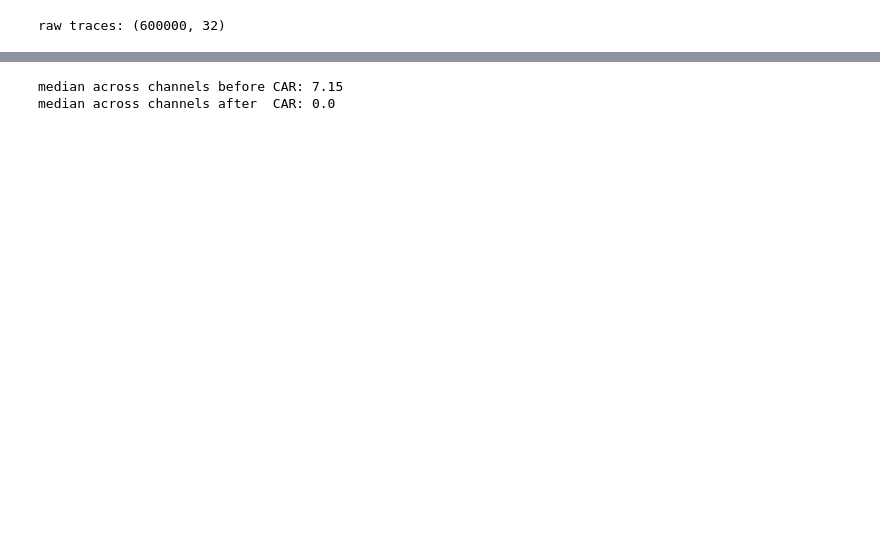
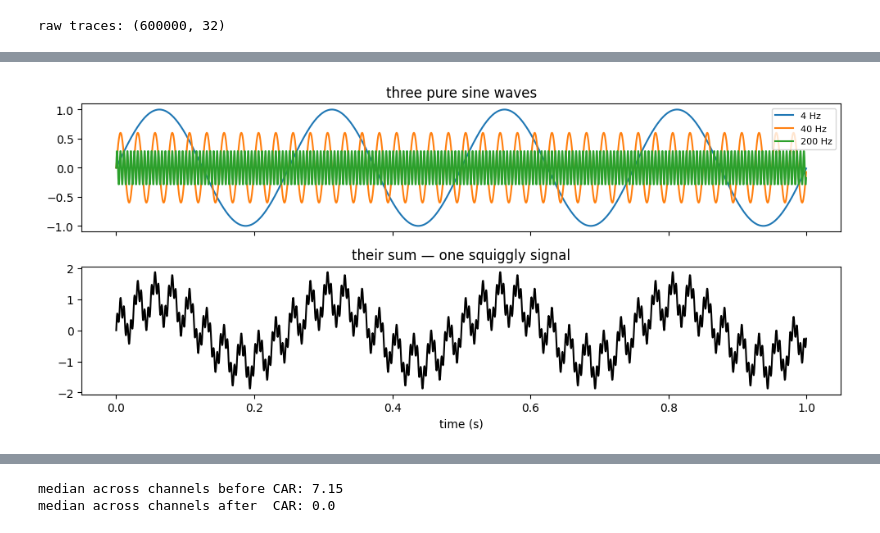
Before and after one commit to stootoon/swc-en-2026, a Jupyter notebook: ephys-pop/notebooks/02_preprocessing_solutions.ipynb, the cells around one changed output, grey strips where cells are left out. Saved outputs shown, nothing was run; the diff lists cells and outputs as text; code cells hidden in the pictures; blank space fills up the shorter version.

```diff
--- a/ephys-pop/notebooks/02_preprocessing_solutions.ipynb
+++ b/ephys-pop/notebooks/02_preprocessing_solutions.ipynb
@@ -37,0 +43,15 @@ mountain disappears.
+# %%
+fs_demo = 2000.0                     # samples per second, for this toy example
+t = np.arange(0, 1.0, 1 / fs_demo)   # one second
+slow  = 1.0 * np.sin(2 * np.pi * 4   * t)
+med   = 0.6 * np.sin(2 * np.pi * 40  * t)
+fast  = 0.3 * np.sin(2 * np.pi * 200 * t)
+signal = slow + med + fast
+
+fig, ax = plt.subplots(2, 1, figsize=(10, 4.5), sharex=True)
+ax[0].plot(t, slow, label="4 Hz"); ax[0].plot(t, med, label="40 Hz"); ax[0].plot(t, fast, label="200 Hz")
+ax[0].set_title("three pure sine waves"); ax[0].legend(loc="upper right", fontsize=8)
+ax[1].plot(t, signal, color="k"); ax[1].set_title("their sum — one squiggly signal")
+ax[1].set_xlabel("time (s)"); plt.tight_layout(); plt.show()
+# %% [output]
+[figure, added]
```
Also changed, not shown: parts of 17 cells of this notebook, 2 other files.
